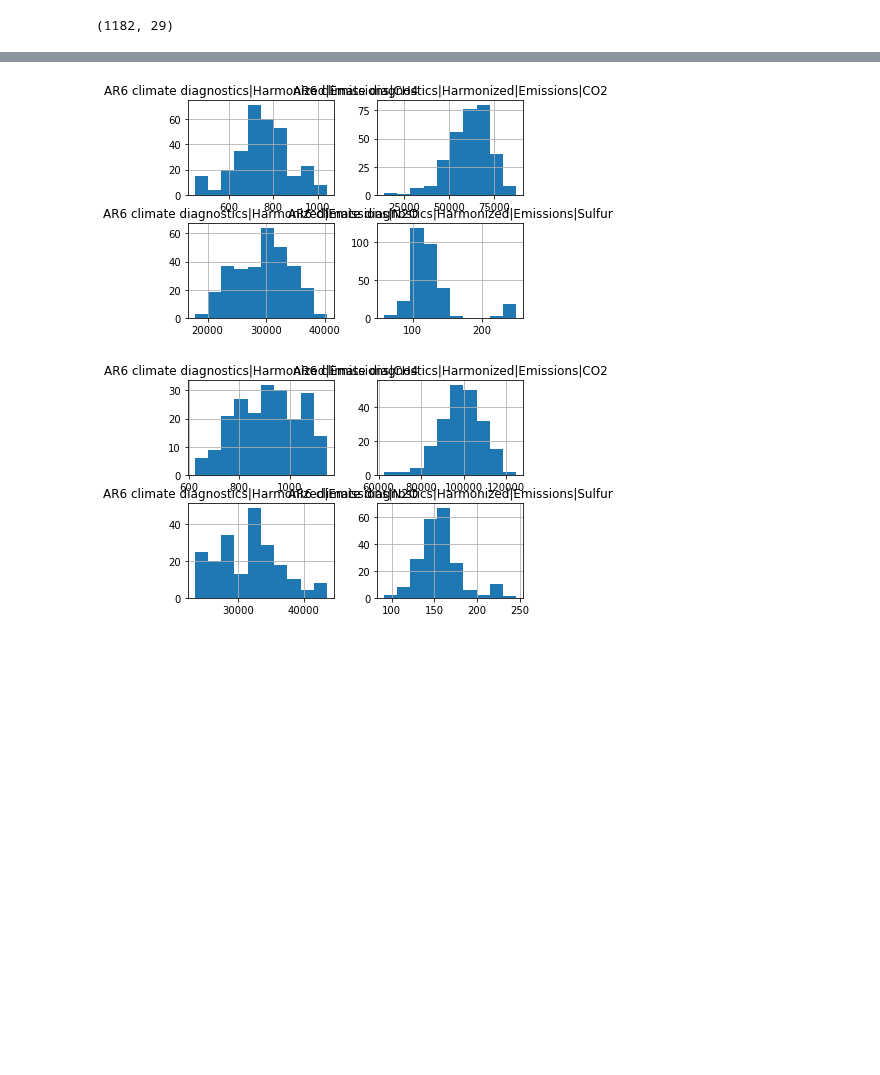
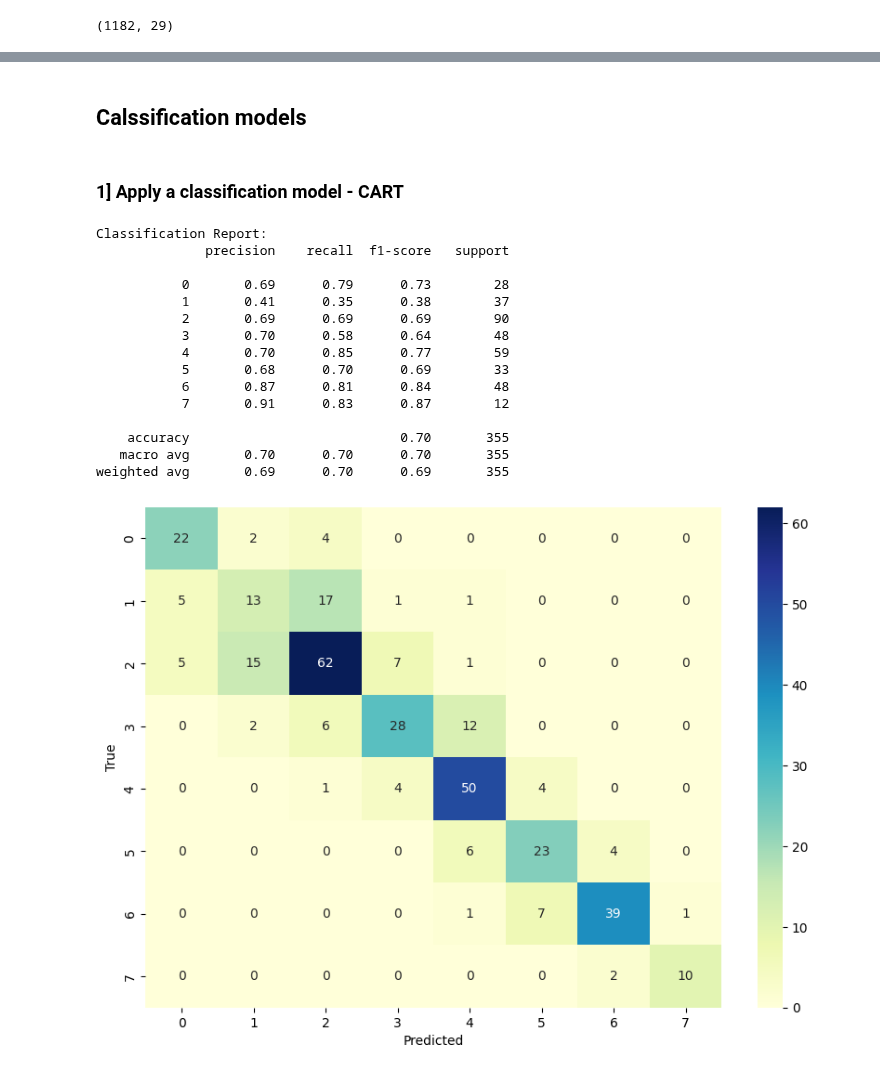
Before and after one commit to muadelm/IPCC_Scenarios, a Jupyter notebook: Classification_of_scenarioes_June2023/Classification_of_scenarioes.ipynb, the cells around one changed output, grey strips where cells are left out. Saved outputs shown, nothing was run; the diff lists cells and outputs as text; code cells hidden in the pictures; blank space fills up the shorter version.

```diff
--- a/Classification_of_scenarioes_June2023/Classification_of_scenarioes.ipynb
+++ b/Classification_of_scenarioes_June2023/Classification_of_scenarioes.ipynb
@@ -803,6 +759,57 @@ No handles with labels found to put in legend.
-# %%
-C3 = df_post_pr[df_post_pr['Category'] == 'C3'].hist()
-C5 = df_post_pr[df_post_pr['Category'] == 'C5'].hist()
-# %% [output]
-[figure, removed]
-[figure, removed]
+# %% [markdown]
+## Calssification models
+# %% [markdown]
+### 1] Apply a classification model - CART
+# %%
+X = df_post_pr[['CH4', 'CO2|Energy and Industrial Processes','N2O', 'Sulfur']]
+y = df_post_pr.Category
+
+# Convert string target variable to integers
+le = LabelEncoder()
+y = le.fit_transform(y)
+# %%
+# Split dataset into training set and test set
+X_train, X_test, y_train, y_test = train_test_split(X, y, test_size=0.3, random_state=1)
+
+# Standardize features by removing the mean and scaling to unit variance
+sc = StandardScaler()
+X_train = sc.fit_transform(X_train)
+X_test = sc.transform(X_test)
+# %%
+# Create CART Classifier
+clf = DecisionTreeClassifier()
+
+# Train the model using the training sets
+clf.fit(X_train, y_train)
+
+# Predict the response for test dataset
+y_pred = clf.predict(X_test)
+
+# Model Accuracy, how often is the classifier correct?
+print("\nClassification Report:")
+print(classification_report(y_test, y_pred))
+
+# Print confusion matrix
+cm = confusion_matrix(y_test, y_pred)
+plt.figure(figsize=(10,7))
+sns.heatmap(cm, annot=True, cmap="YlGnBu")
+plt.xlabel('Predicted')
+plt.ylabel('True')
+plt.show()
+# %% [output]
+Classification Report:
+              precision    recall  f1-score   support
+
+           0       0.69      0.79      0.73        28
+           1       0.41      0.35      0.38        37
+           2       0.69      0.69      0.69        90
+           3       0.70      0.58      0.64        48
+           4       0.70      0.85      0.77        59
+           5       0.68      0.70      0.69        33
+           6       0.87      0.81      0.84        48
+           7       0.91      0.83      0.87        12
+
+    accuracy                           0.70       355
+   macro avg       0.70      0.70      0.70       355
+weighted avg       0.69      0.70      0.69       355
+[figure, added]
```
Also changed, not shown: parts of 45 cells of this notebook.
